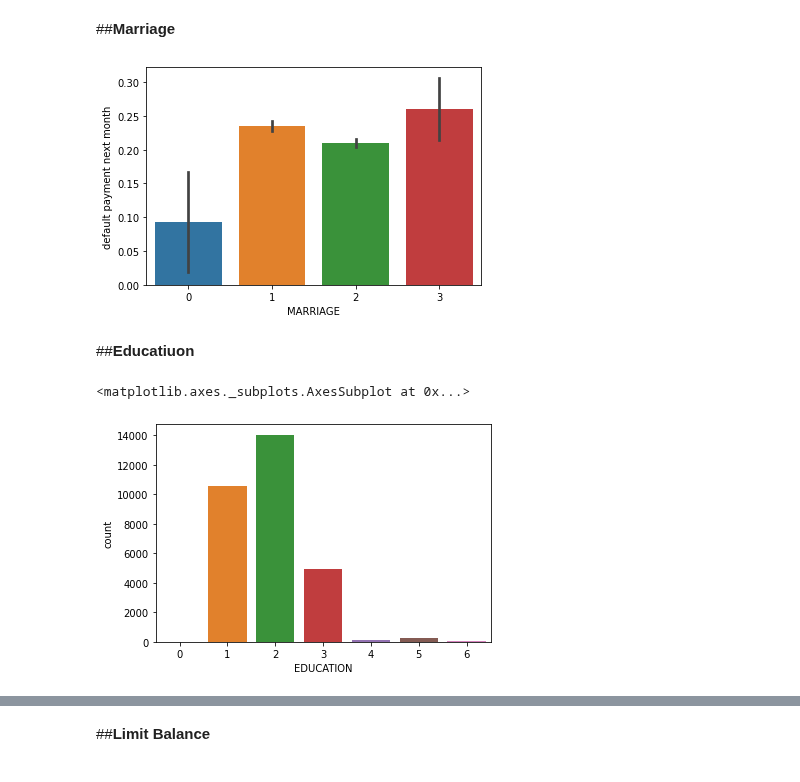
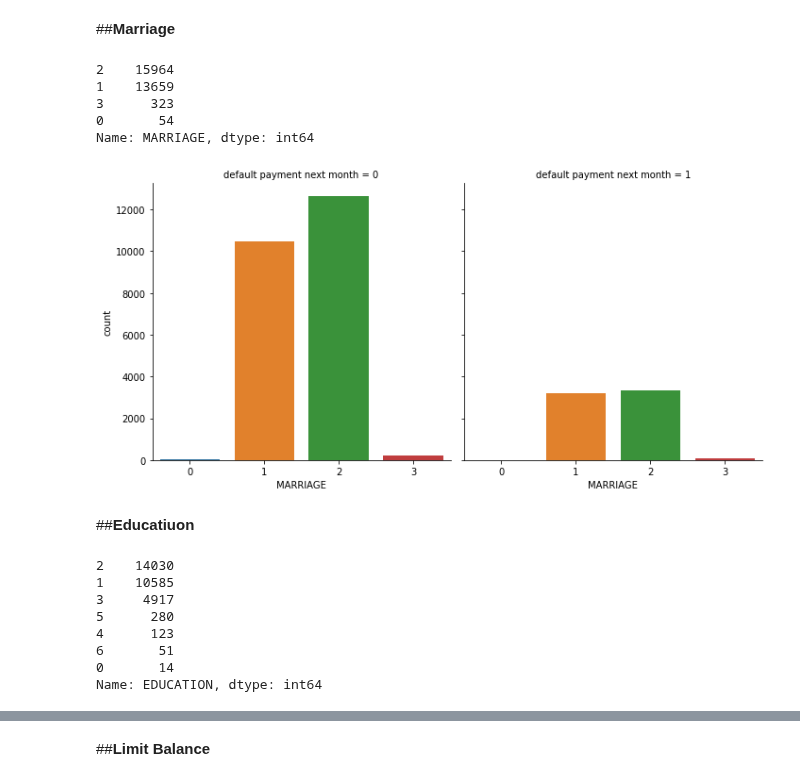
Before and after one commit to Mmbsaksd/Credit-Card-Default-Prediction---Capstone-Project, a Jupyter notebook: Credit_Card_Default_Prediction_Capstone_Project.ipynb, the cells around one changed output, grey strips where cells are left out. Drawn from its saved outputs; the diff is of its cells as text; code cells hidden in the pictures.

```diff
--- a/Credit_Card_Default_Prediction_Capstone_Project.ipynb
+++ b/Credit_Card_Default_Prediction_Capstone_Project.ipynb
@@ -207,15 +225,33 @@ plt.show()
 # %% [markdown]
 ##**Marriage**
+# %%
+#Checking Counts
+#Marital status (1 = married; 2 = single; 3&0 = others).
+df_news.MARRIAGE.value_counts()
+# %% [output]
+2    15964
+1    13659
+3      323
+0       54
+Name: MARRIAGE, dtype: int64
 # %%
 #Ploting the marriage count
-sns.barplot(x = 'MARRIAGE', y='default payment next month', data=df_news);
+sns.catplot(x="MARRIAGE", col="default payment next month",
+                data=df_news, kind="count");
 # %% [output]
-[figure, old version]
+[figure, new version]
 # %% [markdown]
 ##**Educatiuon**
-# %%
-#Plotting the education
-sns.countplot(x= df_news.EDUCATION)
-# %% [output]
-<matplotlib.axes._subplots.AxesSubplot at 0x...>
-[figure, removed]
+# %%
+#Checking counts
+#Education (1 = graduate school; 2 = university; 3 = high school; 4 = others).
+df_news.EDUCATION.value_counts()
+# %% [output]
+2    14030
+1    10585
+3     4917
+5      280
+4      123
+6       51
+0       14
+Name: EDUCATION, dtype: int64
```
Also changed, not shown: parts of 7 cells of this notebook.
